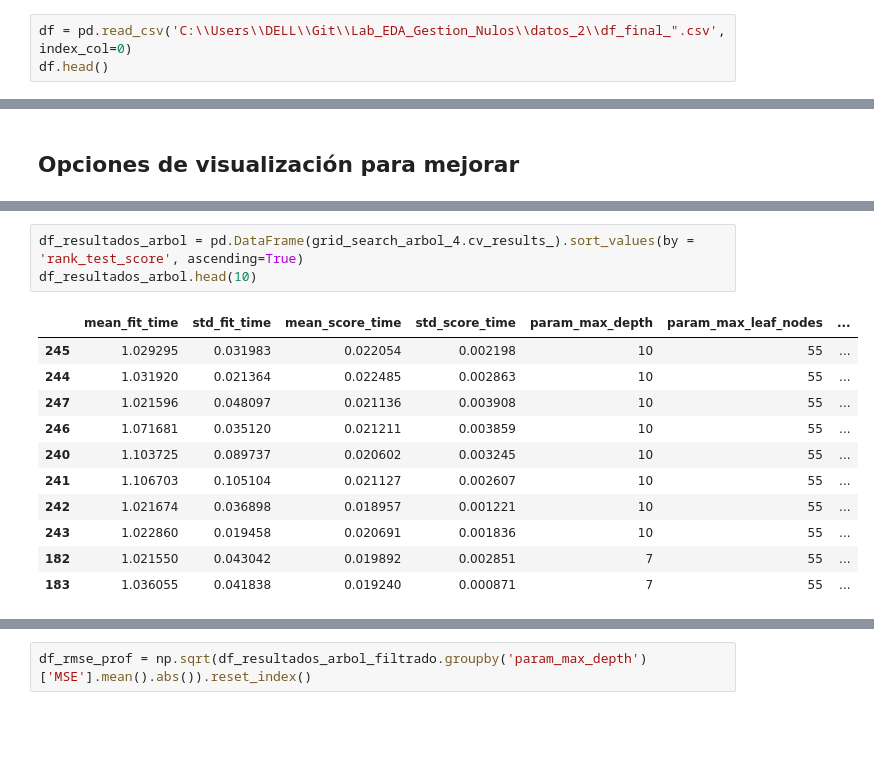
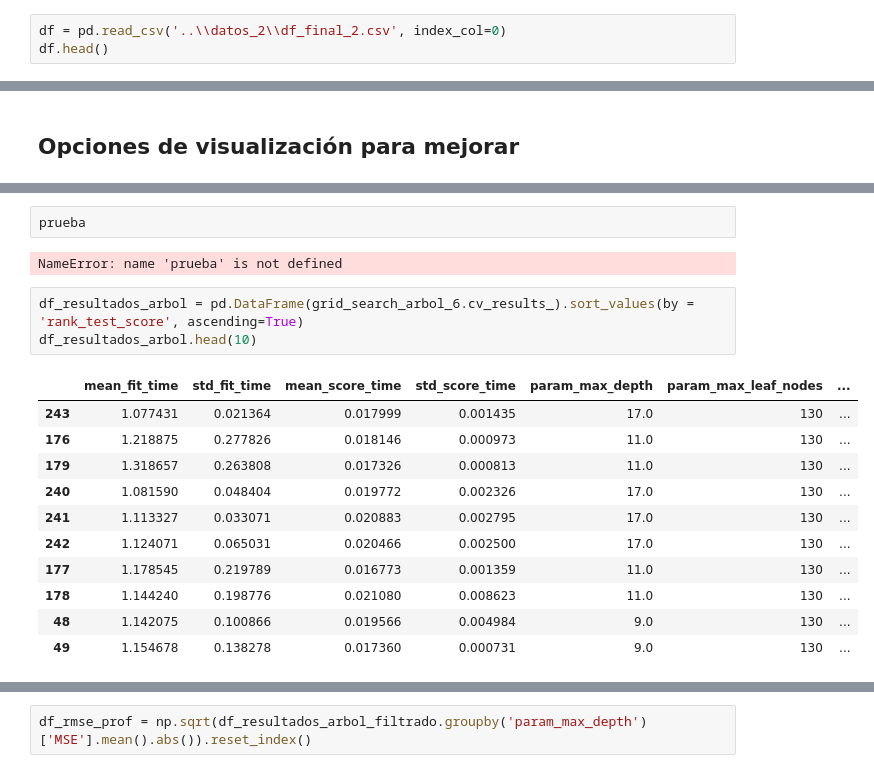
Before and after one commit to ngcarvajall/Lab_EDA_Gestion_Nulos, a Jupyter notebook: Prueba_Modelo_2/cross_validation_v2.ipynb, the cells around one changed output, grey strips where cells are left out. Cells and saved outputs as stored; diff of their text form; blank space fills up the shorter version.

```diff
--- a/Prueba_Modelo_2/cross_validation_v2.ipynb
+++ b/Prueba_Modelo_2/cross_validation_v2.ipynb
@@ -33,7 +33,7 @@ from tqdm import tqdm
 import warnings
 warnings.filterwarnings('ignore')
 # %%
-df = pd.read_csv('C:\\Users\\DELL\\Git\\Lab_EDA_Gestion_Nulos\\datos_2\\df_final_".csv', index_col=0)
+df = pd.read_csv('..\\datos_2\\df_final_2.csv', index_col=0)
 df.head()
 # %% [output]
 |  | dateCrawled | price | vehicleType | yearOfRegistration | gearbox | powerCV_robust | kilometer_robust | ... |
@@ -370,18 +412,22 @@ Utilizando mis métricas para los parámetros 5, los valores anteriores son los
+# %%
+prueba
+# %% [output]
+NameError: name 'prueba' is not defined
 # %%
-df_resultados_arbol = pd.DataFrame(grid_search_arbol_4.cv_results_).sort_values(by = 'rank_test_score', ascending=True)
+df_resultados_arbol = pd.DataFrame(grid_search_arbol_6.cv_results_).sort_values(by = 'rank_test_score', ascending=True)
 df_resultados_arbol.head(10)
 # %% [output]
 |  | mean_fit_time | std_fit_time | mean_score_time | std_score_time | param_max_depth | param_max_leaf_nodes | ... |
-| 245 | 1.029295 | 0.031983 | 0.022054 | 0.002198 | 10 | 55 | ... |
-| 244 | 1.031920 | 0.021364 | 0.022485 | 0.002863 | 10 | 55 | ... |
-| 247 | 1.021596 | 0.048097 | 0.021136 | 0.003908 | 10 | 55 | ... |
-| 246 | 1.071681 | 0.035120 | 0.021211 | 0.003859 | 10 | 55 | ... |
-| 240 | 1.103725 | 0.089737 | 0.020602 | 0.003245 | 10 | 55 | ... |
-| 241 | 1.106703 | 0.105104 | 0.021127 | 0.002607 | 10 | 55 | ... |
-| 242 | 1.021674 | 0.036898 | 0.018957 | 0.001221 | 10 | 55 | ... |
-| 243 | 1.022860 | 0.019458 | 0.020691 | 0.001836 | 10 | 55 | ... |
-| 182 | 1.021550 | 0.043042 | 0.019892 | 0.002851 | 7 | 55 | ... |
-| 183 | 1.036055 | 0.041838 | 0.019240 | 0.000871 | 7 | 55 | ... |
+| 243 | 1.077431 | 0.021364 | 0.017999 | 0.001435 | 17.0 | 130 | ... |
+| 176 | 1.218875 | 0.277826 | 0.018146 | 0.000973 | 11.0 | 130 | ... |
+| 179 | 1.318657 | 0.263808 | 0.017326 | 0.000813 | 11.0 | 130 | ... |
+| 240 | 1.081590 | 0.048404 | 0.019772 | 0.002326 | 17.0 | 130 | ... |
+| 241 | 1.113327 | 0.033071 | 0.020883 | 0.002795 | 17.0 | 130 | ... |
+| 242 | 1.124071 | 0.065031 | 0.020466 | 0.002500 | 17.0 | 130 | ... |
+| 177 | 1.178545 | 0.219789 | 0.016773 | 0.001359 | 11.0 | 130 | ... |
+| 178 | 1.144240 | 0.198776 | 0.021080 | 0.008623 | 11.0 | 130 | ... |
+| 48 | 1.142075 | 0.100866 | 0.019566 | 0.004984 | 9.0 | 130 | ... |
+| 49 | 1.154678 | 0.138278 | 0.017360 | 0.000731 | 9.0 | 130 | ... |
 # %%
 df_resultados_arbol_filtrado = df_resultados_arbol.filter(like='param').drop(columns='params')
 df_resultados_arbol_filtrado['MSE'] = df_resultados_arbol['mean_test_score']
```
Also changed, not shown: parts of 38 cells of this notebook.
